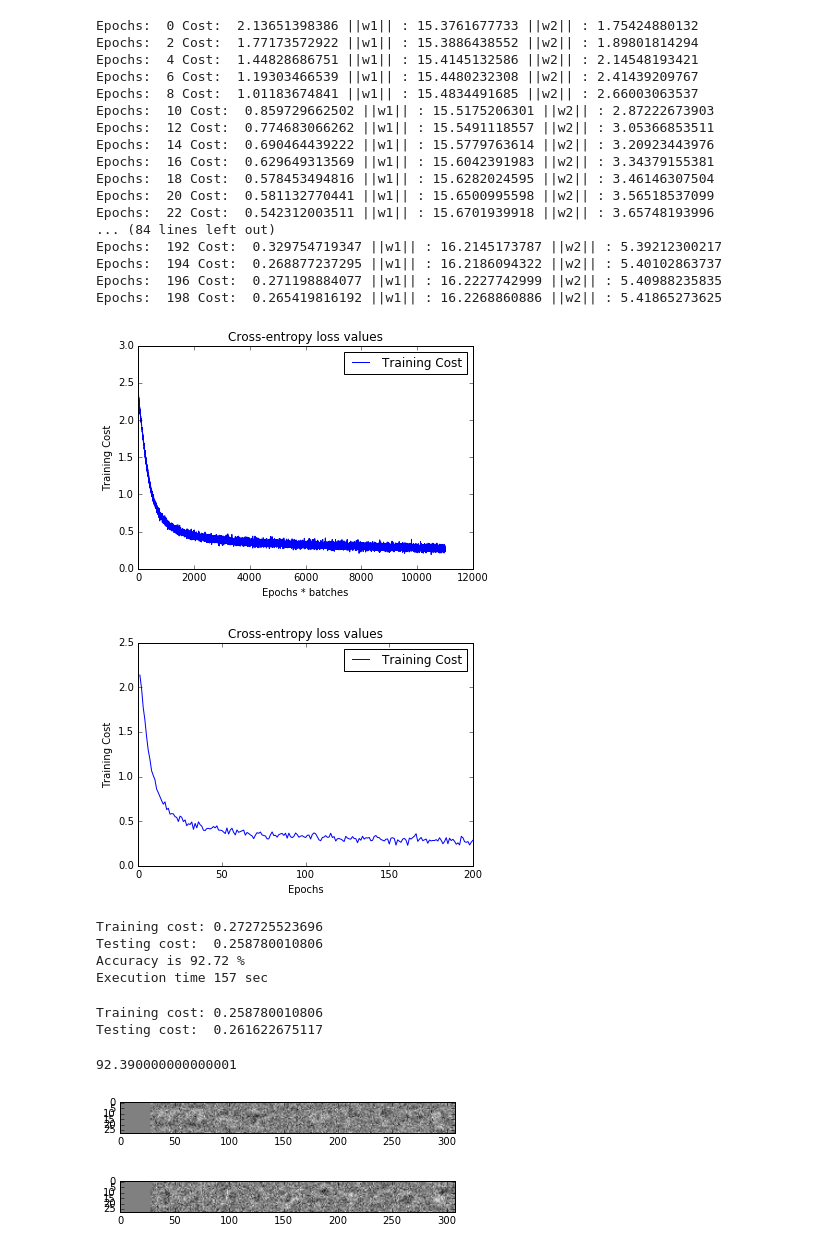
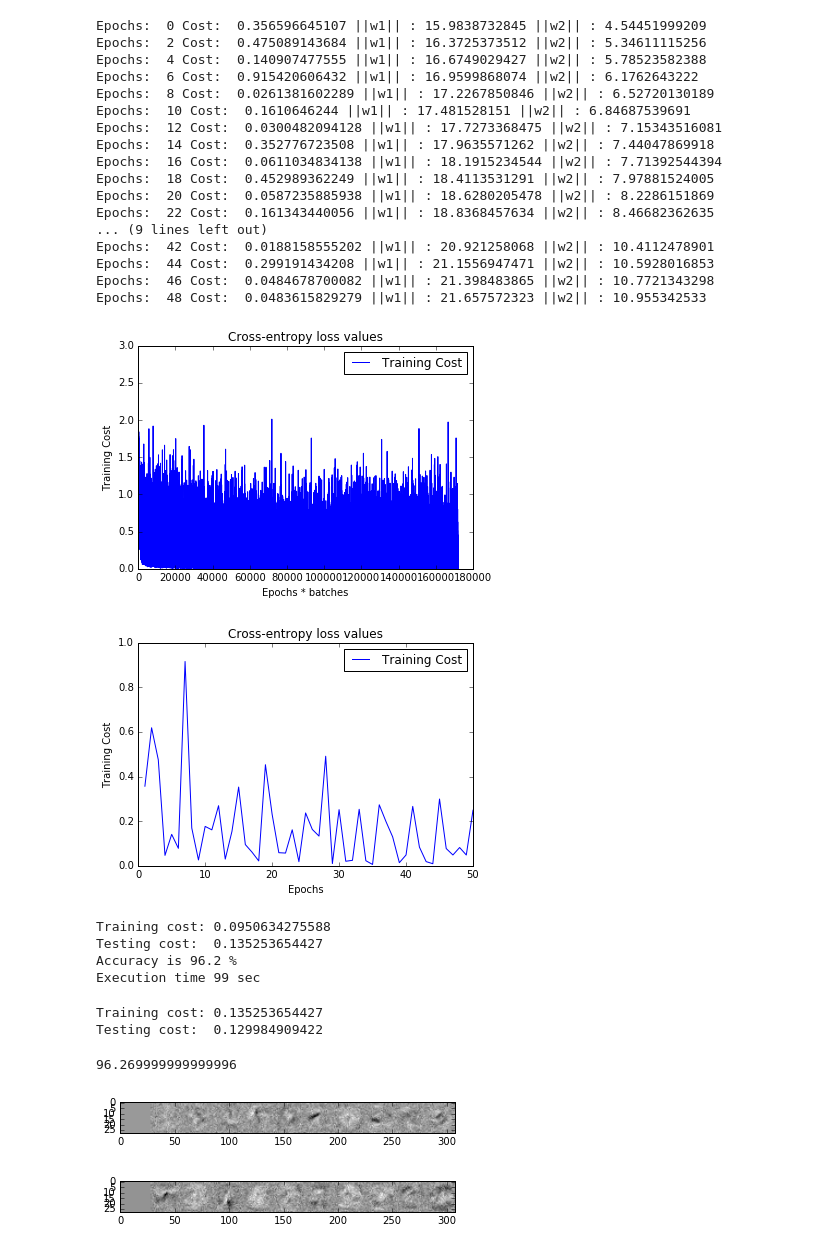
Before and after one commit to ArkAung/DNNfs, a Jupyter notebook: DNNFS testbed.ipynb, the cells around one changed output. Cells and saved outputs as stored; diff of their text form; code cells hidden in the pictures.

Commit message:
Optimize parameters to bump accuracy to 96% on test set

```diff
--- a/DNNFS testbed.ipynb
+++ b/DNNFS testbed.ipynb
@@ -94,11 +94,11 @@ def gradientDescent(trainingimages, trainingLabels, alpha=0.):
     sample_size = x.shape[0]
     cost_history = np.array([])
     batch_history = np.array([])
-    epsilon = 1e-5
+    epsilon = 0.00065
 
-    batch_size = 1000
+    batch_size = 16
     h_nodes = 30
-    epochs = 200
+    epochs = 50
 
     mu, sigma = 0, 0.1
     w1 = np.random.normal(mu, sigma, (h_nodes, dimensions))
@@ -165,63 +165,63 @@ def predict(image, label, weight):
     predicted = np.argmax(image.dot(weight))
     real = np.argmax(label)
     return predicted, real
 
 
 if __name__ == "__main__":
     # Load data
     if ('trainingImages' not in globals()):
         trainingImages = np.load("datasets/mnist_train_images.npy")
         trainingLabels = np.load("datasets/mnist_train_labels.npy")
         validationImages = np.load("datasets/mnist_validation_images.npy")
         validationLabels = np.load("datasets/mnist_validation_labels.npy")
         testingImages = np.load("datasets/mnist_test_images.npy")
         testingLabels = np.load("datasets/mnist_test_labels.npy")
 
     import time
 
     start = time.time()
     alpha = 1e2
     w1, w2, b1, b2 = gradientDescent(trainingImages, trainingLabels, alpha)
 
     reportCosts(w1, w2, b1, b2, trainingImages, trainingLabels, validationImages, validationLabels)
     print "Accuracy is", report_accuracy(w1, w2, b1, b2, validationImages, validationLabels), "%"
     dt = int(time.time() - start)
     print("Execution time %d sec" % dt)
 
 # testw = np.ndarray.flatten(w)
 # from scipy.optimize import check_grad
 # print "Check grad value is ", check_grad(J, gradJ, testw, trainingImages, trainingLabels, 1e2)
 # %% [output]
-Epochs:  0 Cost:  2.13651398386 ||w1|| : 15.3761677733 ||w2|| : 1.75424880132
-Epochs:  2 Cost:  1.77173572922 ||w1|| : 15.3886438552 ||w2|| : 1.89801814294
-Epochs:  4 Cost:  1.44828686751 ||w1|| : 15.4145132586 ||w2|| : 2.14548193421
-Epochs:  6 Cost:  1.19303466539 ||w1|| : 15.4480232308 ||w2|| : 2.41439209767
-Epochs:  8 Cost:  1.01183674841 ||w1|| : 15.4834491685 ||w2|| : 2.66003063537
-Epochs:  10 Cost:  0.859729662502 ||w1|| : 15.5175206301 ||w2|| : 2.87222673903
-Epochs:  12 Cost:  0.774683066262 ||w1|| : 15.5491118557 ||w2|| : 3.05366853511
-Epochs:  14 Cost:  0.690464439222 ||w1|| : 15.5779763614 ||w2|| : 3.20923443976
-Epochs:  16 Cost:  0.629649313569 ||w1|| : 15.6042391983 ||w2|| : 3.34379155381
-Epochs:  18 Cost:  0.578453494816 ||w1|| : 15.6282024595 ||w2|| : 3.46146307504
-Epochs:  20 Cost:  0.581132770441 ||w1|| : 15.6500995598 ||w2|| : 3.56518537099
-Epochs:  22 Cost:  0.542312003511 ||w1|| : 15.6701939918 ||w2|| : 3.65748193996
-... (84 lines left out)
-Epochs:  192 Cost:  0.329754719347 ||w1|| : 16.2145173787 ||w2|| : 5.39212300217
-Epochs:  194 Cost:  0.268877237295 ||w1|| : 16.2186094322 ||w2|| : 5.40102863737
-Epochs:  196 Cost:  0.271198884077 ||w1|| : 16.2227742999 ||w2|| : 5.40988235835
-Epochs:  198 Cost:  0.265419816192 ||w1|| : 16.2268860886 ||w2|| : 5.41865273625
+Epochs:  0 Cost:  0.356596645107 ||w1|| : 15.9838732845 ||w2|| : 4.54451999209
+Epochs:  2 Cost:  0.475089143684 ||w1|| : 16.3725373512 ||w2|| : 5.34611115256
+Epochs:  4 Cost:  0.140907477555 ||w1|| : 16.6749029427 ||w2|| : 5.78523582388
+Epochs:  6 Cost:  0.915420606432 ||w1|| : 16.9599868074 ||w2|| : 6.1762643222
+Epochs:  8 Cost:  0.0261381602289 ||w1|| : 17.2267850846 ||w2|| : 6.52720130189
+Epochs:  10 Cost:  0.1610646244 ||w1|| : 17.481528151 ||w2|| : 6.84687539691
+Epochs:  12 Cost:  0.0300482094128 ||w1|| : 17.7273368475 ||w2|| : 7.15343516081
+Epochs:  14 Cost:  0.352776723508 ||w1|| : 17.9635571262 ||w2|| : 7.44047869918
+Epochs:  16 Cost:  0.0611034834138 ||w1|| : 18.1915234544 ||w2|| : 7.71392544394
+Epochs:  18 Cost:  0.452989362249 ||w1|| : 18.4113531291 ||w2|| : 7.97881524005
+Epochs:  20 Cost:  0.0587235885938 ||w1|| : 18.6280205478 ||w2|| : 8.2286151869
+Epochs:  22 Cost:  0.161343440056 ||w1|| : 18.8368457634 ||w2|| : 8.46682362635
+... (9 lines left out)
+Epochs:  42 Cost:  0.0188158555202 ||w1|| : 20.921258068 ||w2|| : 10.4112478901
+Epochs:  44 Cost:  0.299191434208 ||w1|| : 21.1556947471 ||w2|| : 10.5928016853
+Epochs:  46 Cost:  0.0484678700082 ||w1|| : 21.398483865 ||w2|| : 10.7721343298
+Epochs:  48 Cost:  0.0483615829279 ||w1|| : 21.657572323 ||w2|| : 10.955342533
-[figure, old version]
+[figure, new version]
-[figure, old version]
+[figure, new version]
-Training cost: 0.272725523696
-Testing cost:  0.258780010806
-Accuracy is 92.72 %
-Execution time 157 sec
+Training cost: 0.0950634275588
+Testing cost:  0.135253654427
+Accuracy is 96.2 %
+Execution time 99 sec
 # %%
 reportCosts(w1, w2, b1, b2, validationImages, validationLabels, testingImages, testingLabels)
 report_accuracy(w1, w2, b1, b2, testingImages, testingLabels)
 # %% [output]
-Training cost: 0.258780010806
-Testing cost:  0.261622675117
+Training cost: 0.135253654427
+Testing cost:  0.129984909422
-92.390000000000001
+96.269999999999996
 # %%
         image = np.zeros((28,28))
         for i in xrange(0,10):
@@ -230,7 +230,7 @@ Testing cost:  0.261622675117
         img_plt = plt.imshow(image, cmap='gray')
         plt.show(img_plt)
 # %% [output]
-[figure, old version]
+[figure, new version]
 # %%
         image = np.zeros((28,28))
         for i in xrange(10,20):
@@ -239,7 +239,7 @@ Testing cost:  0.261622675117
         img_plt = plt.imshow(image, cmap='gray')
         plt.show(img_plt)
 # %% [output]
-[figure, old version]
+[figure, new version]
 # %%
         image = np.zeros((28,28))
         for i in xrange(20,30):
```
Also changed, not shown: parts of 2 cells of this notebook, 1 other file.
